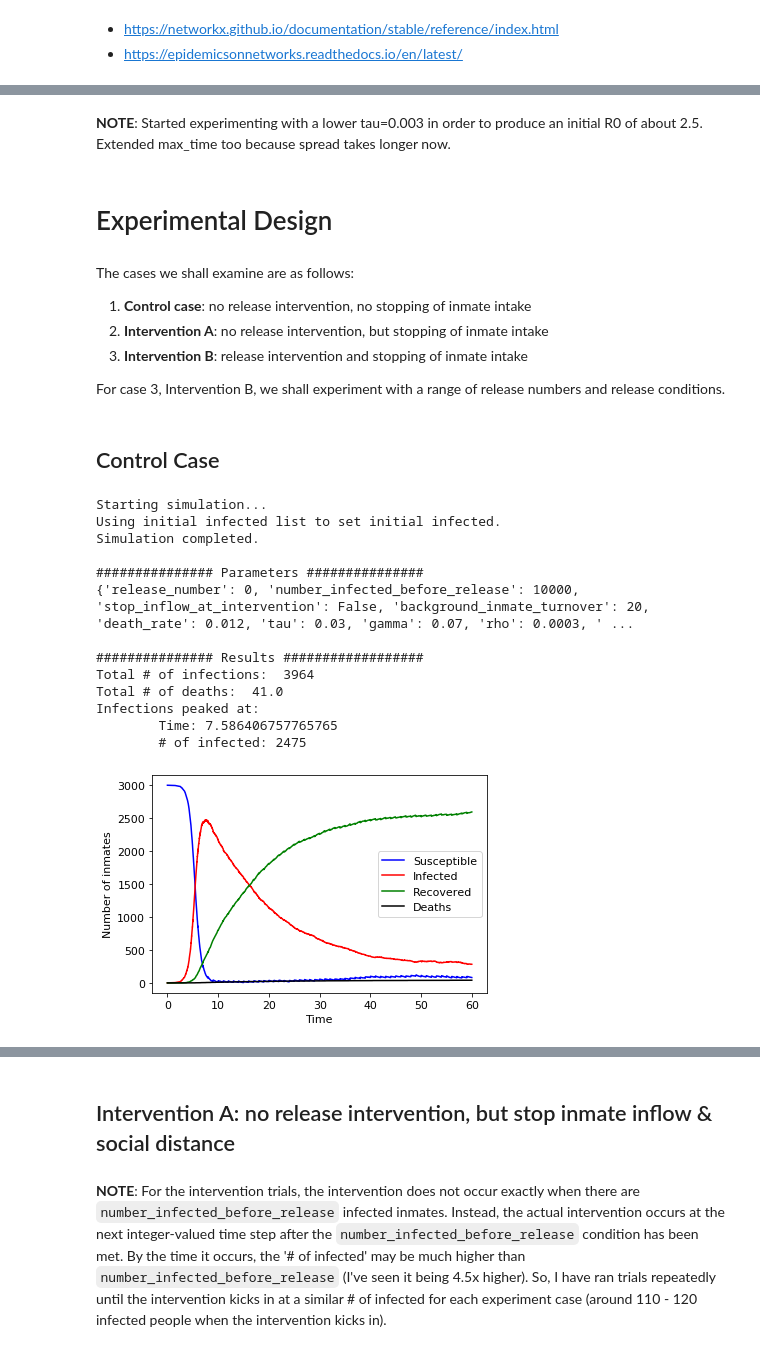
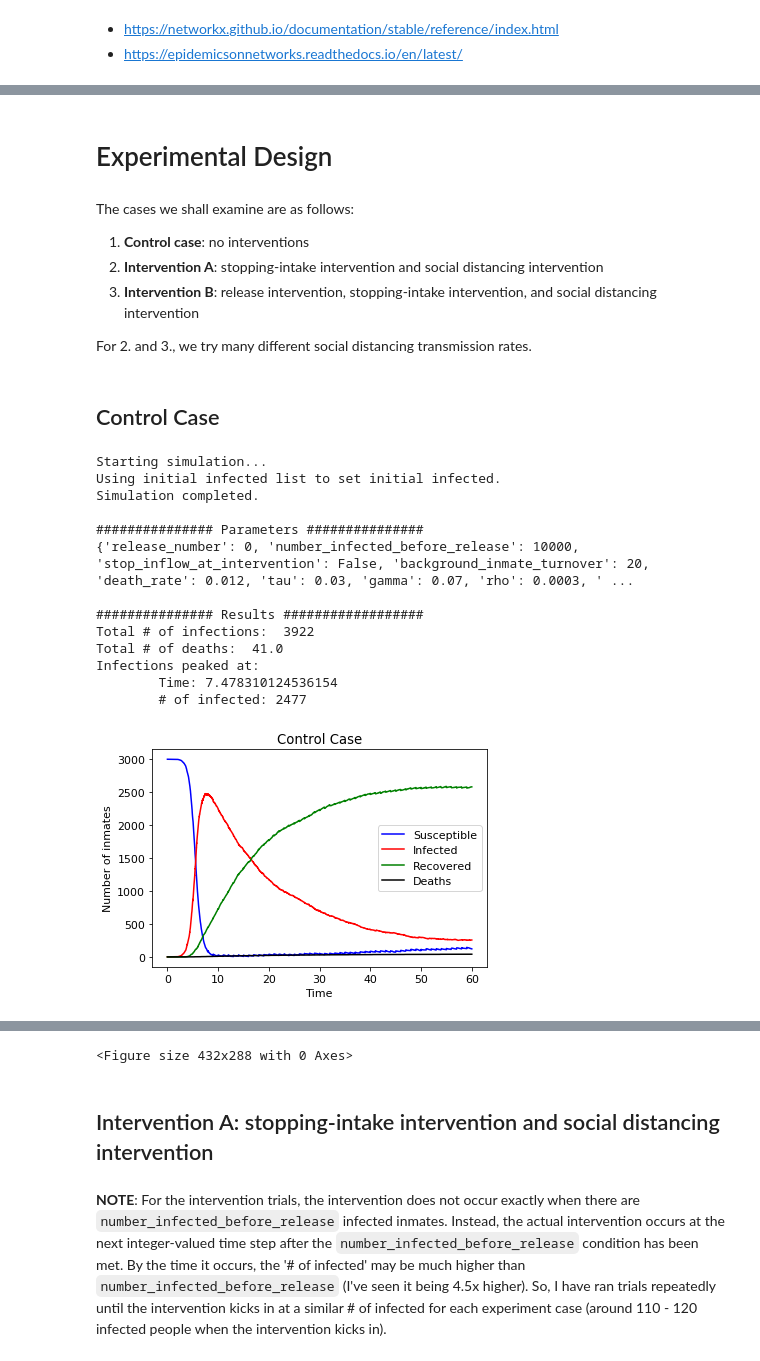
Before and after one commit to bwolfson97/UCLA-Networks-Final-Project, a Jupyter notebook: experiments.ipynb, the cells around one changed output, grey strips where cells are left out. Drawn from its saved outputs; the diff is of its cells as text; code cells hidden in the pictures.

Commit message:
Ran final experiments

```diff
--- a/experiments.ipynb
+++ b/experiments.ipynb
@@ -68,15 +27,13 @@ These parameters are held constant througout the trials.
-# %% [markdown]
-**NOTE**: Started experimenting with a lower tau=0.003 in order to produce an initial R0 of about 2.5. Extended max_time too because spread takes longer now.
 # %% [markdown]
 # Experimental Design
 # %% [markdown]
 The cases we shall examine are as follows:
 
-1. **Control case**: no release intervention, no stopping of inmate intake
-2. **Intervention A**: no release intervention, but stopping of inmate intake
-3. **Intervention B**: release intervention and stopping of inmate intake
+1. **Control case**: no interventions
+2. **Intervention A**: stopping-intake intervention and social distancing intervention
+3. **Intervention B**: release intervention, stopping-intake intervention, and social distancing intervention
 
-For case 3, Intervention B, we shall experiment with a range of release numbers and release conditions.
+For 2. and 3., we try many different social distancing transmission rates.
 # %%
 # Parameters
 N = 3000
@@ -97,28 +53,30 @@ G = nx.fast_gnp_random_graph(N, p)
 # %%
 %%time
 t, S, I, R, D = (end_to_end(release_number=0,
                             number_infected_before_release=10000,
                             stop_inflow_at_intervention=False,
                             social_distance=False,
                             background_inmate_turnover=background_inmate_turnover,
                             death_rate=death_rate,
                             tau=tau,
                             gamma=gamma,
                             max_time=max_time,
                             custom_graph=G,
-                            initial_infected_list=initial_infected_list))
+                            initial_infected_list=initial_infected_list,
+                            save_plot=True,
+                            title='Control Case'))
 # %% [output]
 Starting simulation...
 Using initial infected list to set initial infected.
 Simulation completed.
 
 ############### Parameters ###############
 {'release_number': 0, 'number_infected_before_release': 10000, 'stop_inflow_at_intervention': False, 'background_inmate_turnover': 20, 'death_rate': 0.012, 'tau': 0.03, 'gamma': 0.07, 'rho': 0.0003, ' ...
 
 ############### Results ##################
-Total # of infections:  3964
+Total # of infections:  3922
 Total # of deaths:  41.0
 Infections peaked at:
-        Time: 7.586406757765765
-        # of infected: 2475
+        Time: 7.478310124536154
+        # of infected: 2477
-[figure, old version]
+[figure, new version]
@@ -126,5 +85,6 @@ Wall time: 9.34 s
+<Figure size 432x288 with 0 Axes>
 # %% [markdown]
-## Intervention A: no release intervention, but stop inmate inflow & social distance
+## Intervention A: stopping-intake intervention and social distancing intervention
 # %% [markdown]
 **NOTE**: For the intervention trials, the intervention does not occur exactly when there are `number_infected_before_release` infected inmates. Instead, the actual intervention occurs at the next integer-valued time step after the `number_infected_before_release` condition has been met. By the time it occurs, the '# of infected' may be much higher than `number_infected_before_release` (I've seen it being 4.5x higher). So, I have ran trials repeatedly until the intervention kicks in at a similar # of infected for each experiment case (around 110 - 120 infected people when the intervention kicks in).
 # %%
```
Also changed, not shown: parts of 16 cells of this notebook.
